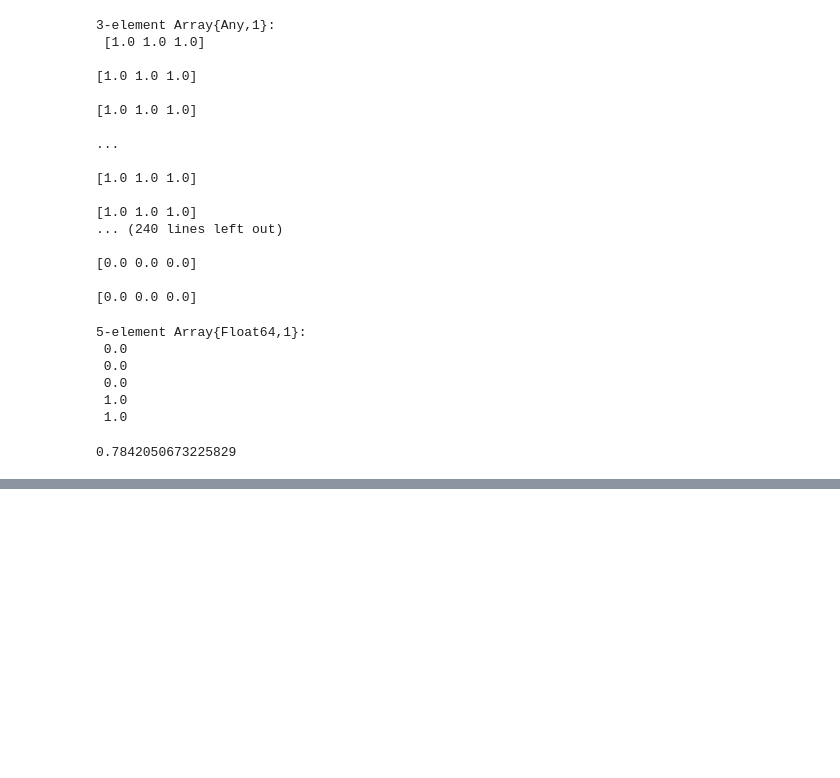
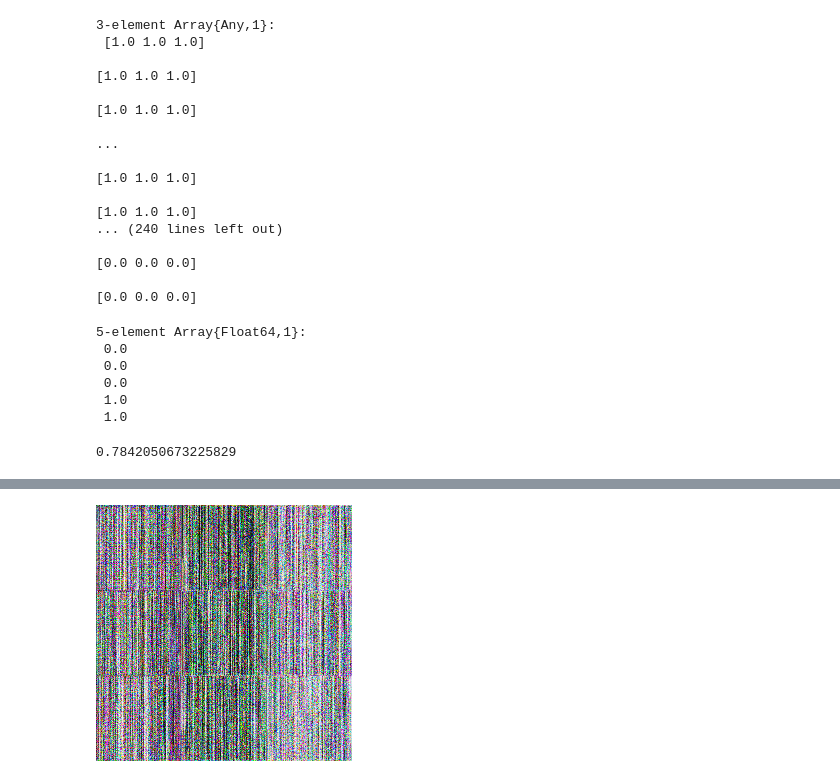
Before and after one commit to shreyas-kowshik/CycleGAN.jl, a Jupyter notebook: src/Untitled.ipynb, the cells around one changed output, grey strips where cells are left out. Saved outputs shown, nothing was run; the diff lists cells and outputs as text; code cells hidden in the pictures; blank space fills up the shorter version.

```diff
--- a/src/Untitled.ipynb
+++ b/src/Untitled.ipynb
@@ -573,3 +567,5 @@ using Random
 rand()
 # %% [output]
 0.7842050673225829
+# %%
+gen_A = UNet() |> gpu
@@ -575,0 +620,2 @@ rand()
+# %%
+out = cpu(gen_A(ones(256,256,3,1) |> gpu))
@@ -575,0 +650,4 @@ rand()
+# %%
+out[1]
+# %% [output]
+[figure, added]
```
Also changed, not shown: parts of 8 cells of this notebook, 2 other files.
